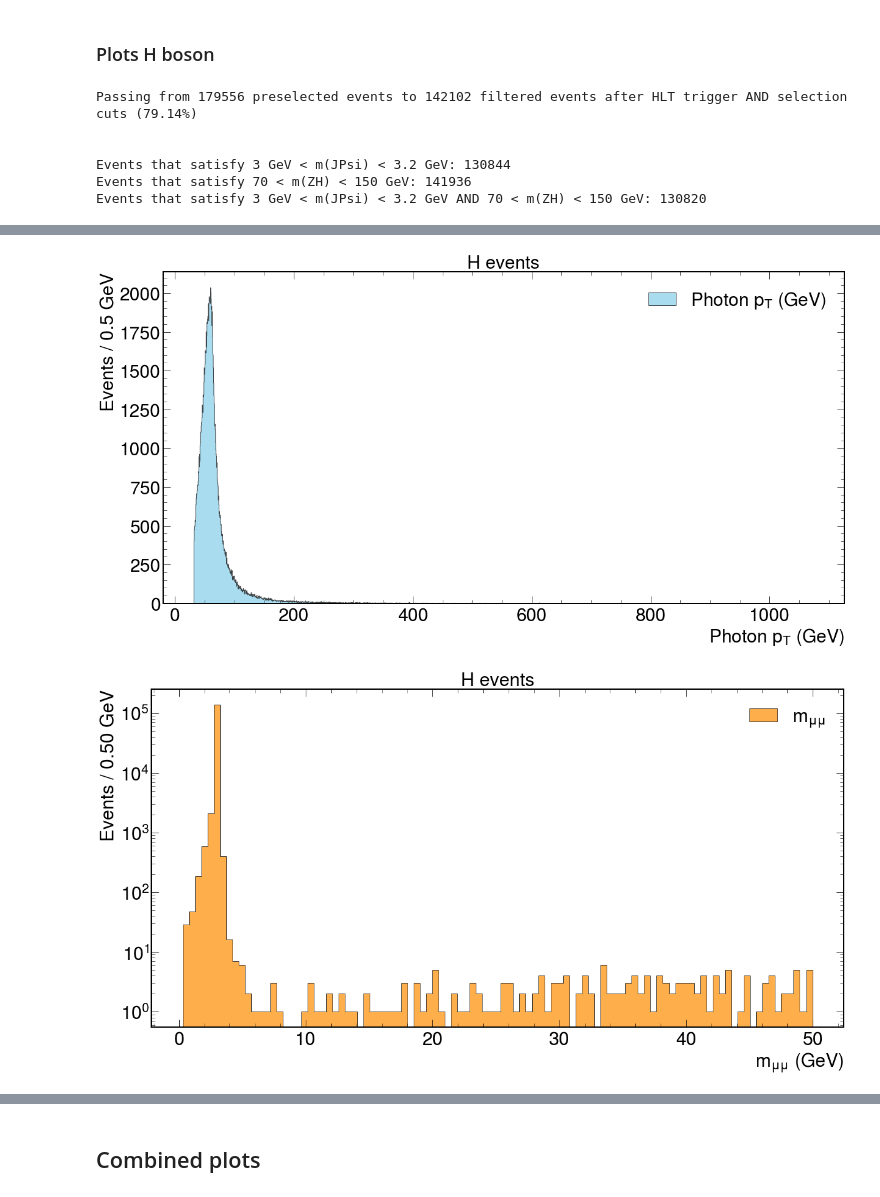
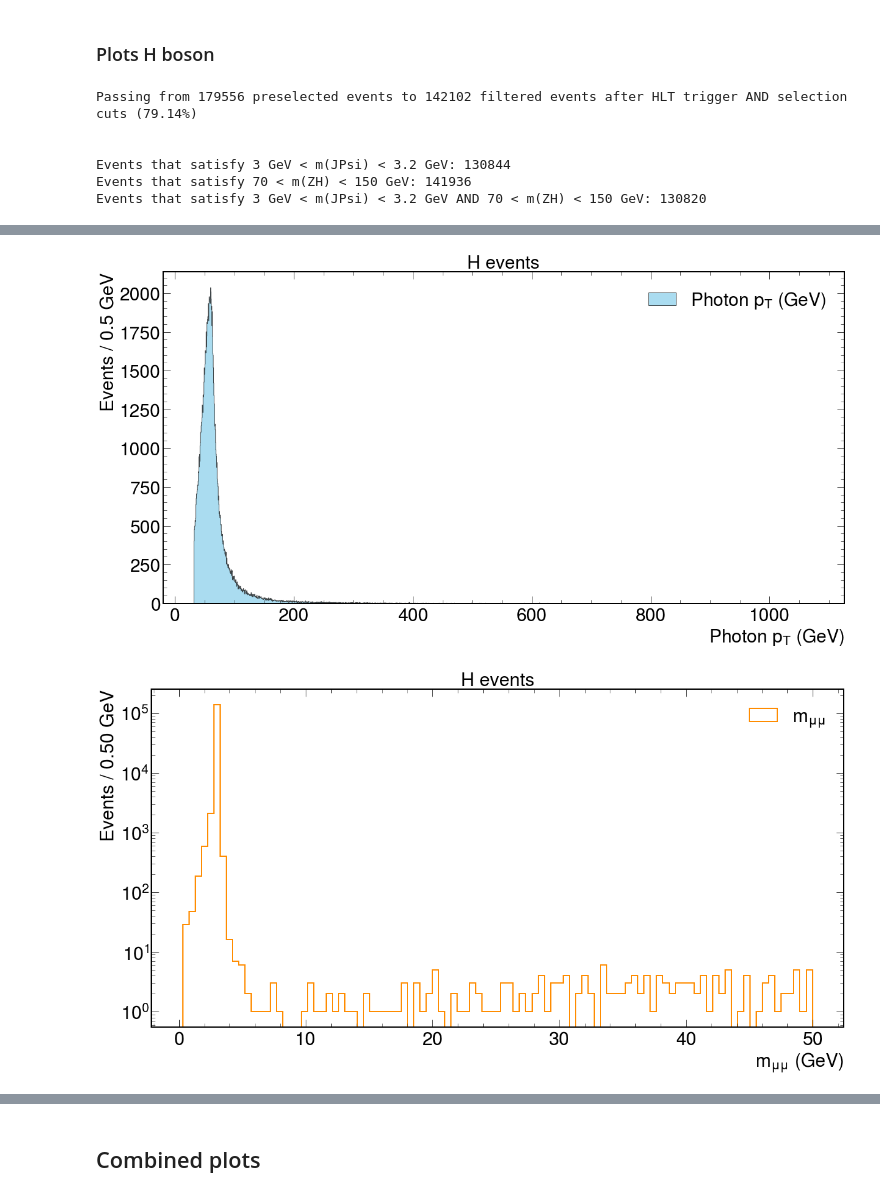
Before and after one commit to javivilladamigo/ResearchActivities, a Jupyter notebook: efficiencies.ipynb, the cells around one changed output, grey strips where cells are left out. Cells and saved outputs as stored; diff of their text form; code cells hidden in the pictures.

```diff
--- a/efficiencies.ipynb
+++ b/efficiencies.ipynb
@@ -604,10 +608,11 @@ fig, ax = plt.subplots(figsize=(20, 10))
 ax.hist(
     _JPsi_mass,
     bins = nbins,
-    histtype = "stepfilled",
-    color = H_color,
-    alpha = 0.7,
-    edgecolor = "black",
+    histtype = 'stepfilled',
+    ec = H_color,
+    facecolor = "none",
+    alpha = 1.,
+    lw = 2.,
     label = r"$m_{\mu \mu}$"
 )
 ax.set_yscale("log")
@@ -632,35 +637,36 @@ _max = 175. # ak.max(selectedHorZ.mass) + 10
 width = .5 # GeV
 nbins = int(round((_max - _min) / width)) + 1
 
 _HorZ_mass =  ak.flatten(selectedHorZ.mass[(selectedHorZ.mass > _min) & (selectedHorZ.mass < _max)], axis = None)
 
 
 fig, ax = plt.subplots(figsize=(20, 10))
 ax.hist(
     _HorZ_mass,
     bins = nbins,
-    histtype = "stepfilled",
-    color = H_color,
-    alpha = 0.7,
-    edgecolor = "black",
+    histtype = 'stepfilled',
+    ec = H_color,
+    facecolor = "none",
+    alpha = 1.,
+    lw = 2.,
     label = r"$m_{\mu \mu \gamma}$"
 )
 #ax.set_yscale("log")
 ax.tick_params(axis = 'both', which = 'major', labelsize = 30)
 ax.set_xlabel("$m_{\mu \mu \gamma}\ ({\\rm GeV})$", fontsize = 30)
 ax.set_ylabel("Events / %.2f (GeV)" % width, fontsize = 30)
 ax.set_xlim(_min, _max)
 #ax.set_ylim(0, 5)
 ax.legend(loc = "best", fontsize = 30)
 ax.set_title("H events", fontsize = 30)
 plt.savefig("plots/m_mumuG/m_mumuG_H.pdf")
 # %% [output]
 Passing from 179556 preselected events to 142102 filtered events after HLT trigger AND selection cuts (79.14%)
 
 
 Events that satisfy 3 GeV < m(JPsi) < 3.2 GeV: 130844
 Events that satisfy 70 < m(ZH) < 150 GeV: 141936
 Events that satisfy 3 GeV < m(JPsi) < 3.2 GeV AND 70 < m(ZH) < 150 GeV: 130820
 [figure]
 [figure]
-[figure, old version]
+[figure, new version]
```
Also changed, not shown: parts of 11 cells of this notebook, 18 other files.
